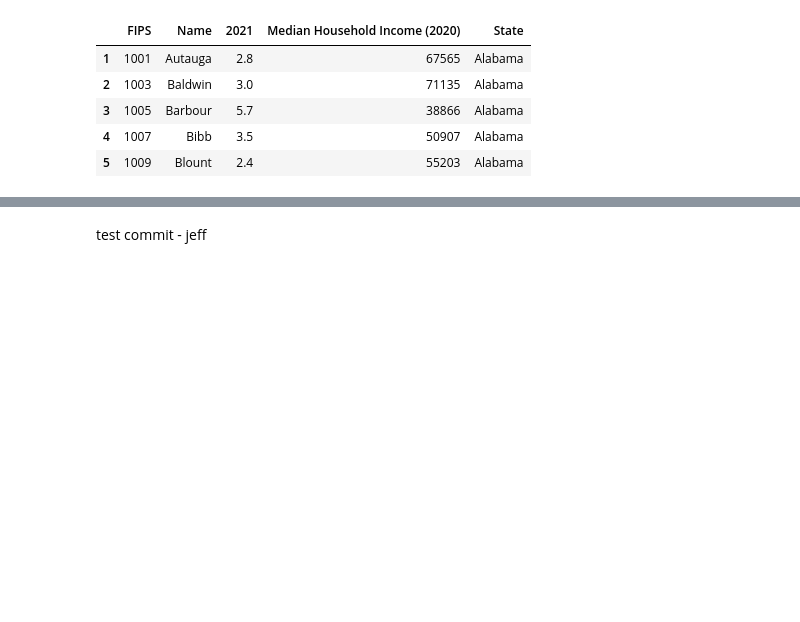
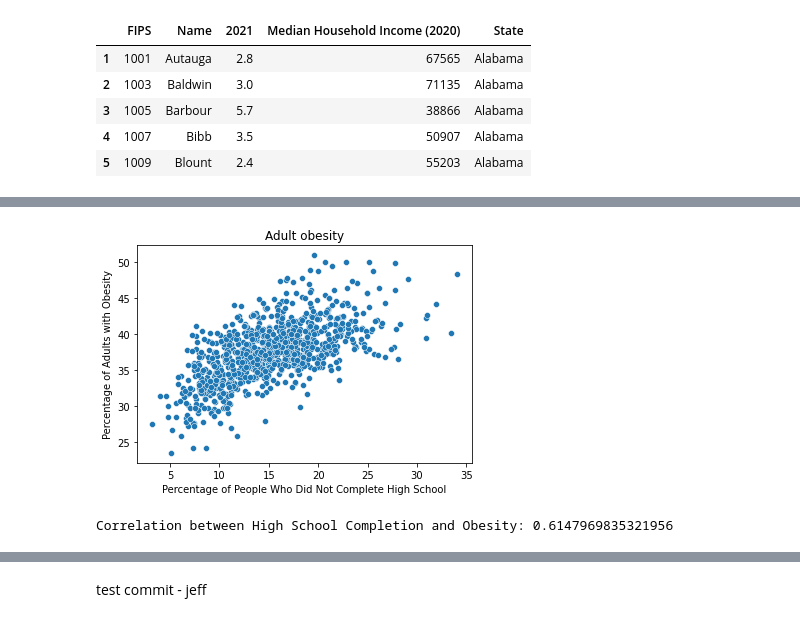
Before and after one commit to donovannickol/cs216project, a Jupyter notebook: CS_216_Project_Exploratory_Notebook.ipynb, the cells around one changed output, grey strips where cells are left out. Saved outputs shown, nothing was run; the diff lists cells and outputs as text; code cells hidden in the pictures; blank space fills up the shorter version.

```diff
--- a/CS_216_Project_Exploratory_Notebook.ipynb
+++ b/CS_216_Project_Exploratory_Notebook.ipynb
@@ -415,0 +473,21 @@ pop_pov_obesity_df.plot.line(x='pop_percentage', y='Adult obesity: % Adults with
+# %%
+mask = total_df[total_df["EducationType"] == "Not Completed High School"]
+chart_educ = mask[["rate_2010", 'Adult obesity: % Adults with Obesity']]
+
+chart = sns.scatterplot(
+    x="rate_2010",
+    y="Adult obesity: % Adults with Obesity",
+    data=chart_educ,
+)
+
+
+chart.set_title('Adult obesity')
+chart.set(xlabel='Percentage of People Who Did Not Complete High School', ylabel='Percentage of Adults with Obesity')
+
+plt.show()
+correlation = mask.corr()
+hsobcorr = correlation.loc['rate_2010', 'Adult obesity: % Adults with Obesity']
+print("Correlation between High School Completion and Obesity: " + str(hsobcorr))
+# %% [output]
+[figure, added]
+Correlation between High School Completion and Obesity: 0.6147969835321956
```
Also changed, not shown: parts of 10 cells of this notebook.
